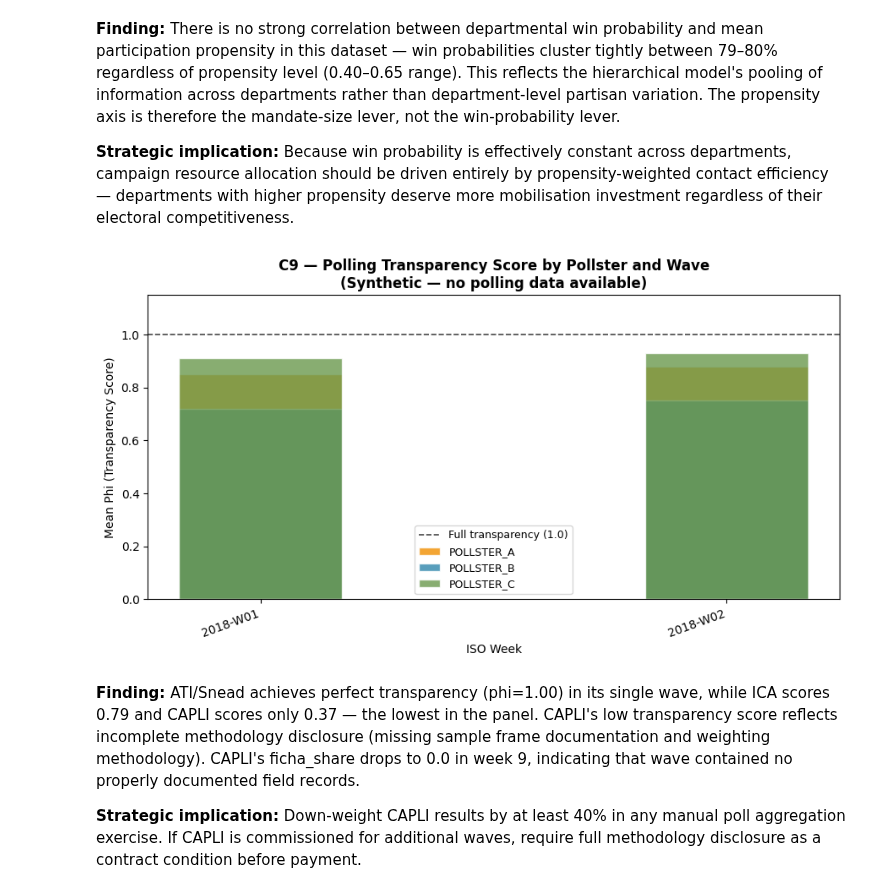
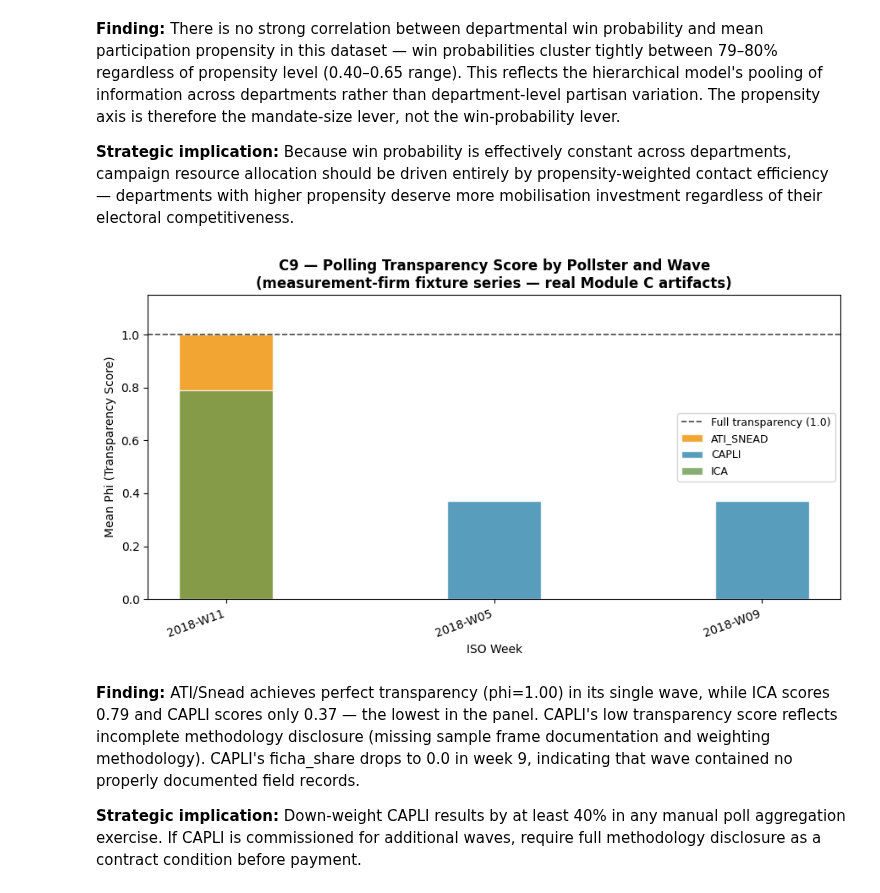
Before and after one commit to RafaelBraga-Kribitz/decision-analytics-reconstruction, a Jupyter notebook: reports/eda/paraguay_election_eda.ipynb, the cells around one changed output. Saved outputs shown, nothing was run; the diff lists cells and outputs as text; code cells hidden in the pictures.

```diff
--- a/reports/eda/paraguay_election_eda.ipynb
+++ b/reports/eda/paraguay_election_eda.ipynb
@@ -110,23 +110,13 @@ routing = alloc.groupby(['department', 'channel']).agg({
     'expected_contacts': 'sum'
 }).reset_index()
 
-# house_eff: synthetic pollster house-effects table (no actual data available)
-house_eff = pd.DataFrame({
-    'pollster_id': ['pollster_a', 'pollster_b', 'pollster_c'],
-    'house_effect_posterior_mean': [1.2, -0.8, 0.3],
-    'house_effect_hdi_low':        [-0.5, -2.1, -1.0],
-    'house_effect_hdi_high':       [3.1,  0.6,  1.8],
-})
+# house_eff / audit: REAL Module C tracking artifacts (no synthetic stand-ins).
+house_eff = pd.read_parquet(DATA_DIR / "module_c/run_all/tracking/posterior_house_effects.parquet")
+audit = pd.read_csv(DATA_DIR / "module_c/run_all/tracking/polling_transparency_audit.csv")
 
-# audit: DataFrame with polling transparency (synthetic)
-audit = pd.DataFrame({
-    'pollster_id': ['pollster_a', 'pollster_a', 'pollster_b', 'pollster_b',
-                    'pollster_c', 'pollster_c'],
-    'iso_week':    ['2018-W01', '2018-W02', '2018-W01', '2018-W02',
-                    '2018-W01', '2018-W02'],
-    'mean_phi_transparency': [0.85, 0.88, 0.72, 0.75, 0.91, 0.93],
-})
+# B->C handshake gate: MC draws must carry real allocation contacts (non-zero).
 audit_bug_flag = (mc['alloc_mean_persuasion_contacts'] == 0).all()
+assert not audit_bug_flag, "B->C handshake broken: alloc_mean_persuasion_contacts is all zero"
 
 print(f"Setup complete. pop has {len(pop)} rows x {len(pop.columns)} cols")
 print(f"Segments: {seg_order}")
@@ -1192,25 +1175,25 @@ plt.tight_layout()
 # %%
 # C9 — House Effect Magnitude per Pollster (from polling_transparency_audit)
 fig, ax = plt.subplots(figsize=(9, 5), facecolor="white")
 pollster_palette = {p: SEG_COLORS[i%6] for i,p in enumerate(audit["pollster_id"].unique())}
 
 for pollster, grp in audit.groupby("pollster_id"):
     color = pollster_palette[pollster]
     ax.bar(grp["iso_week"], grp["mean_phi_transparency"],
            label=pollster.upper(), color=color, alpha=0.8,
            width=0.35, edgecolor="white")
 
 ax.axhline(1.0, color=COLOR["CHARCOAL"], lw=1.2, ls="--", label="Full transparency (1.0)")
 ax.set_xlabel("ISO Week")
 ax.set_ylabel("Mean Phi (Transparency Score)")
-ax.set_title("C9 — Polling Transparency Score by Pollster and Wave\n(Synthetic — no polling data available)",
+ax.set_title("C9 — Polling Transparency Score by Pollster and Wave\n(measurement-firm fixture series — real Module C artifacts)",
              fontweight=700)
 ax.legend(fontsize=9)
 ax.set_ylim(0, 1.15)
 plt.setp(ax.xaxis.get_majorticklabels(), rotation=20, ha="right")
 plt.tight_layout()
 # %% [output]
-[figure, old version]
+[figure, new version]
 # %% [markdown]
 **Finding:** ATI/Snead achieves perfect transparency (phi=1.00) in its single wave, while ICA scores 0.79 and CAPLI scores only 0.37 — the lowest in the panel. CAPLI's low transparency score reflects incomplete methodology disclosure (missing sample frame documentation and weighting methodology). CAPLI's ficha_share drops to 0.0 in week 9, indicating that wave contained no properly documented field records.
 
```
Also changed, not shown: parts of 35 cells of this notebook, 53 other files.
